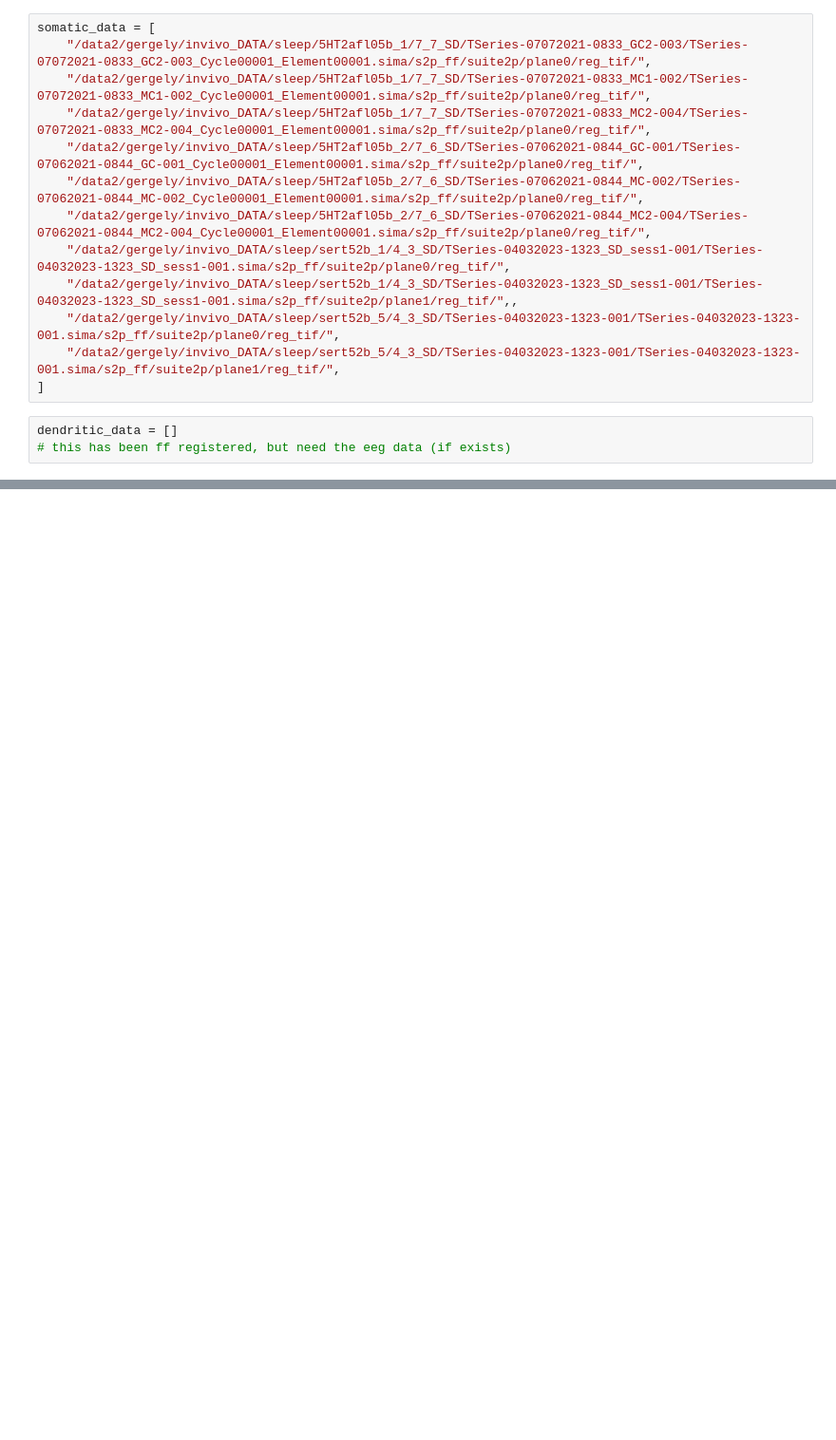
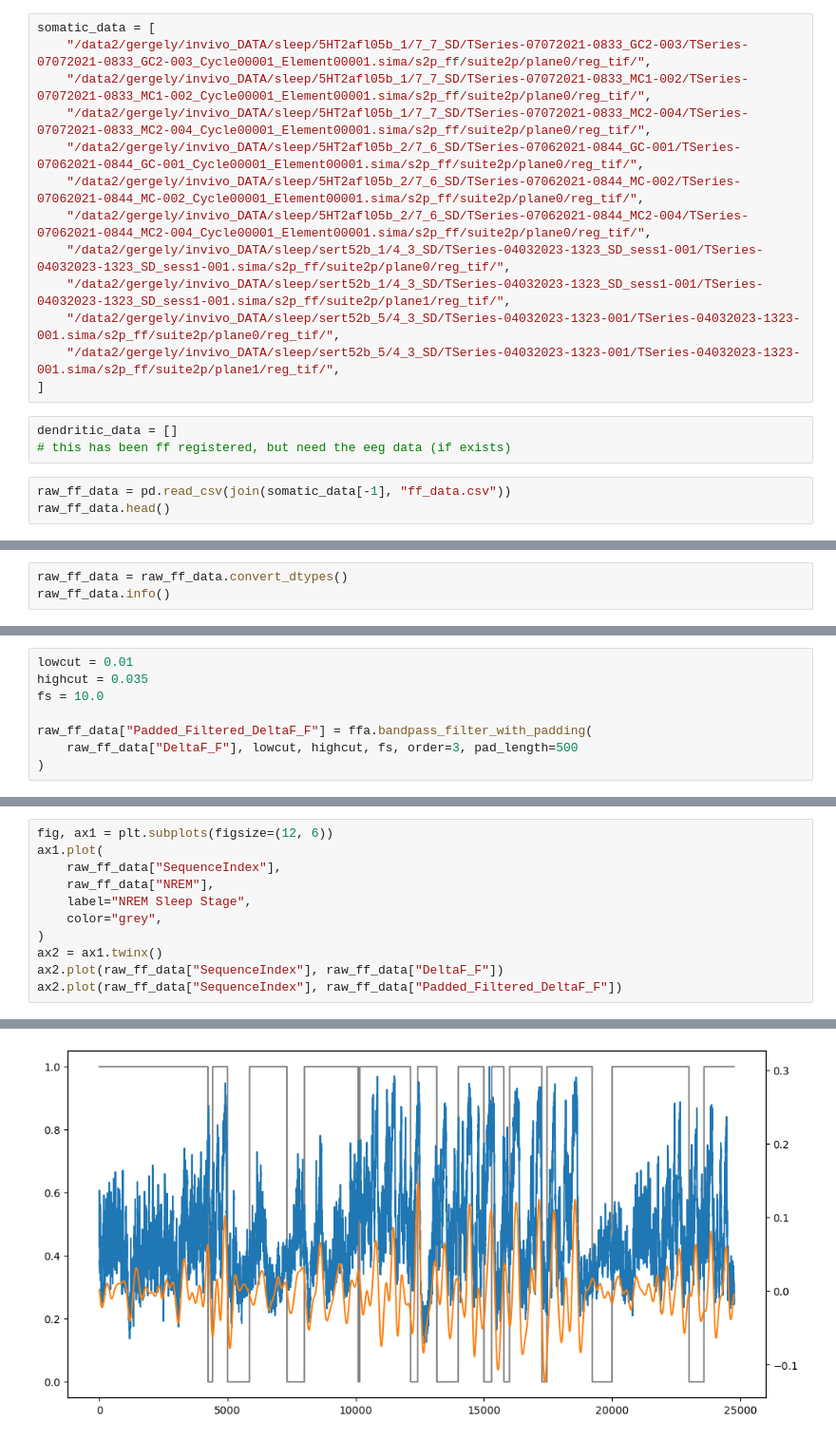
Before and after one commit to JessicaYoujiaLi/sleep, a Jupyter notebook: notebooks/ff_analysis/ff_analysis.ipynb, the cells around one changed output, grey strips where cells are left out. Shown: that part at 95% size. Saved outputs shown, nothing was run; the diff lists cells and outputs as text; blank space fills up the shorter version.

```diff
--- a/notebooks/ff_analysis/ff_analysis.ipynb
+++ b/notebooks/ff_analysis/ff_analysis.ipynb
@@ -7,10 +53,13 @@ somatic_data = [
     "/data2/gergely/invivo_DATA/sleep/5HT2afl05b_2/7_6_SD/TSeries-07062021-0844_MC-002/TSeries-07062021-0844_MC-002_Cycle00001_Element00001.sima/s2p_ff/suite2p/plane0/reg_tif/",
     "/data2/gergely/invivo_DATA/sleep/5HT2afl05b_2/7_6_SD/TSeries-07062021-0844_MC2-004/TSeries-07062021-0844_MC2-004_Cycle00001_Element00001.sima/s2p_ff/suite2p/plane0/reg_tif/",
     "/data2/gergely/invivo_DATA/sleep/sert52b_1/4_3_SD/TSeries-04032023-1323_SD_sess1-001/TSeries-04032023-1323_SD_sess1-001.sima/s2p_ff/suite2p/plane0/reg_tif/",
-    "/data2/gergely/invivo_DATA/sleep/sert52b_1/4_3_SD/TSeries-04032023-1323_SD_sess1-001/TSeries-04032023-1323_SD_sess1-001.sima/s2p_ff/suite2p/plane1/reg_tif/",,
+    "/data2/gergely/invivo_DATA/sleep/sert52b_1/4_3_SD/TSeries-04032023-1323_SD_sess1-001/TSeries-04032023-1323_SD_sess1-001.sima/s2p_ff/suite2p/plane1/reg_tif/",
     "/data2/gergely/invivo_DATA/sleep/sert52b_5/4_3_SD/TSeries-04032023-1323-001/TSeries-04032023-1323-001.sima/s2p_ff/suite2p/plane0/reg_tif/",
     "/data2/gergely/invivo_DATA/sleep/sert52b_5/4_3_SD/TSeries-04032023-1323-001/TSeries-04032023-1323-001.sima/s2p_ff/suite2p/plane1/reg_tif/",
 ]
 # %%
 dendritic_data = []
 # this has been ff registered, but need the eeg data (if exists)
+# %%
+raw_ff_data = pd.read_csv(join(somatic_data[-1], "ff_data.csv"))
+raw_ff_data.head()
@@ -16,0 +75,3 @@ dendritic_data = []
+# %%
+raw_ff_data = raw_ff_data.convert_dtypes()
+raw_ff_data.info()
@@ -16,0 +94,8 @@ dendritic_data = []
+# %%
+lowcut = 0.01
+highcut = 0.035
+fs = 10.0
+
+raw_ff_data["Padded_Filtered_DeltaF_F"] = ffa.bandpass_filter_with_padding(
+    raw_ff_data["DeltaF_F"], lowcut, highcut, fs, order=3, pad_length=500
+)
@@ -16,0 +111,12 @@ dendritic_data = []
+# %%
+fig, ax1 = plt.subplots(figsize=(12, 6))
+ax1.plot(
+    raw_ff_data["SequenceIndex"],
+    raw_ff_data["NREM"],
+    label="NREM Sleep Stage",
+    color="grey",
+)
+ax2 = ax1.twinx()
+ax2.plot(raw_ff_data["SequenceIndex"], raw_ff_data["DeltaF_F"])
+ax2.plot(raw_ff_data["SequenceIndex"], raw_ff_data["Padded_Filtered_DeltaF_F"])
+# %% [output]
@@ -16,0 +124 @@ dendritic_data = []
+[figure, added]
```
Also changed, not shown: parts of 17 cells of this notebook, 10 other files.
